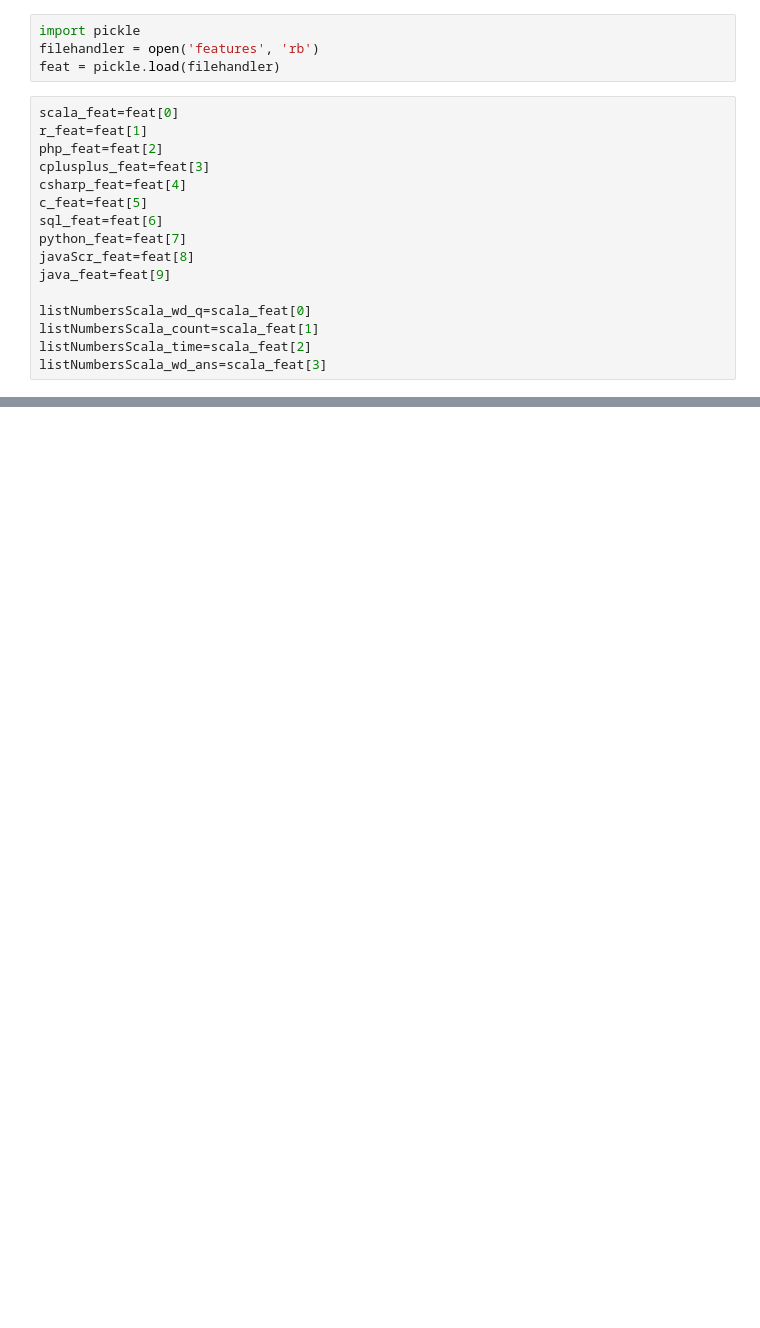
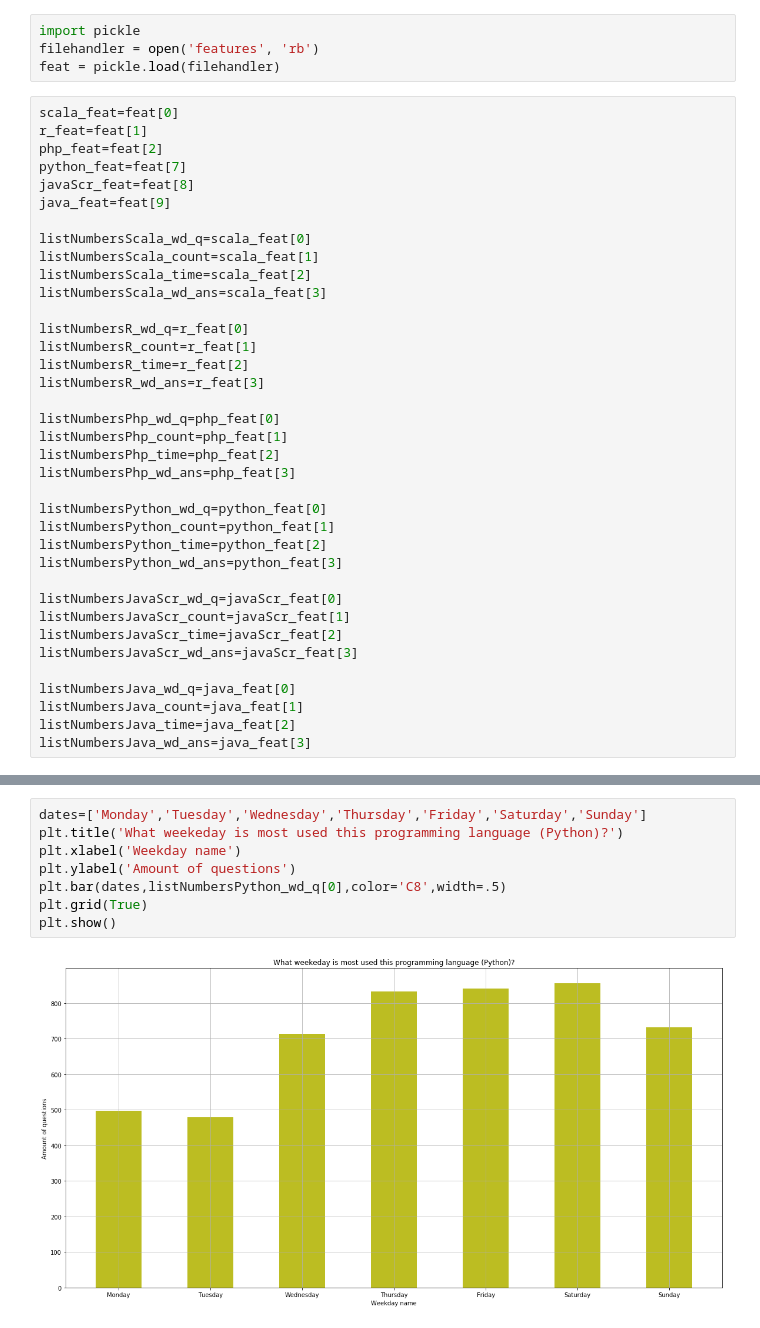
Before and after one commit to amerino92/Text-Mining-in-StackOverFlow, a Jupyter notebook: Scrapping StackOverFlow.ipynb, the cells around one changed output, grey strips where cells are left out. Saved outputs shown, nothing was run; the diff lists cells and outputs as text; blank space fills up the shorter version.

```diff
--- a/Scrapping StackOverFlow.ipynb
+++ b/Scrapping StackOverFlow.ipynb
@@ -412,10 +332,6 @@ feat = pickle.load(filehandler)
 scala_feat=feat[0]
 r_feat=feat[1]
 php_feat=feat[2]
-cplusplus_feat=feat[3]
-csharp_feat=feat[4]
-c_feat=feat[5]
-sql_feat=feat[6]
 python_feat=feat[7]
 javaScr_feat=feat[8]
 java_feat=feat[9]
@@ -424,4 +340,29 @@ listNumbersScala_wd_q=scala_feat[0]
 listNumbersScala_count=scala_feat[1]
 listNumbersScala_time=scala_feat[2]
 listNumbersScala_wd_ans=scala_feat[3]
+
+listNumbersR_wd_q=r_feat[0]
+listNumbersR_count=r_feat[1]
+listNumbersR_time=r_feat[2]
+listNumbersR_wd_ans=r_feat[3]
+
+listNumbersPhp_wd_q=php_feat[0]
+listNumbersPhp_count=php_feat[1]
+listNumbersPhp_time=php_feat[2]
+listNumbersPhp_wd_ans=php_feat[3]
+
+listNumbersPython_wd_q=python_feat[0]
+listNumbersPython_count=python_feat[1]
+listNumbersPython_time=python_feat[2]
+listNumbersPython_wd_ans=python_feat[3]
+
+listNumbersJavaScr_wd_q=javaScr_feat[0]
+listNumbersJavaScr_count=javaScr_feat[1]
+listNumbersJavaScr_time=javaScr_feat[2]
+listNumbersJavaScr_wd_ans=javaScr_feat[3]
+
+listNumbersJava_wd_q=java_feat[0]
+listNumbersJava_count=java_feat[1]
+listNumbersJava_time=java_feat[2]
+listNumbersJava_wd_ans=java_feat[3]
 # %%
@@ -515,0 +437,10 @@ plt.bar(dates,listNumbersJavaScr_V2[0])
+# %%
+dates=['Monday','Tuesday','Wednesday','Thursday','Friday','Saturday','Sunday']
+plt.title('What weekeday is most used this programming language (Python)?')
+plt.xlabel('Weekday name')
+plt.ylabel('Amount of questions')
+plt.bar(dates,listNumbersPython_wd_q[0],color='C8',width=.5)
+plt.grid(True)
+plt.show()
+# %% [output]
+[figure, added]
```
Also changed, not shown: parts of 51 cells of this notebook, 4 other files.
